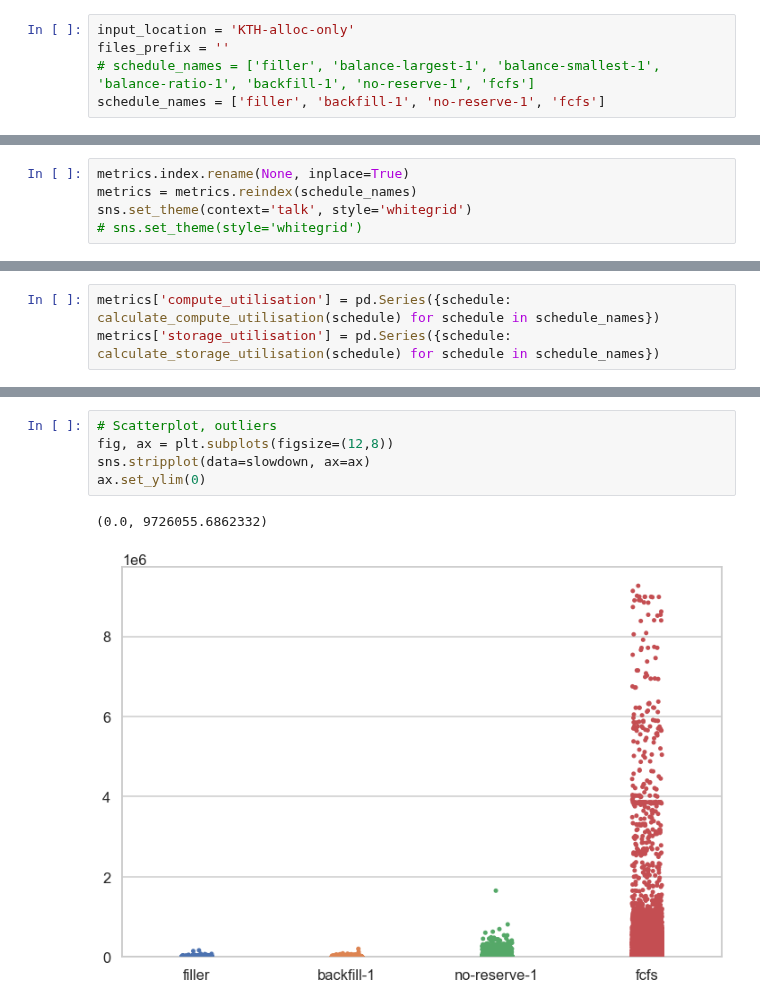
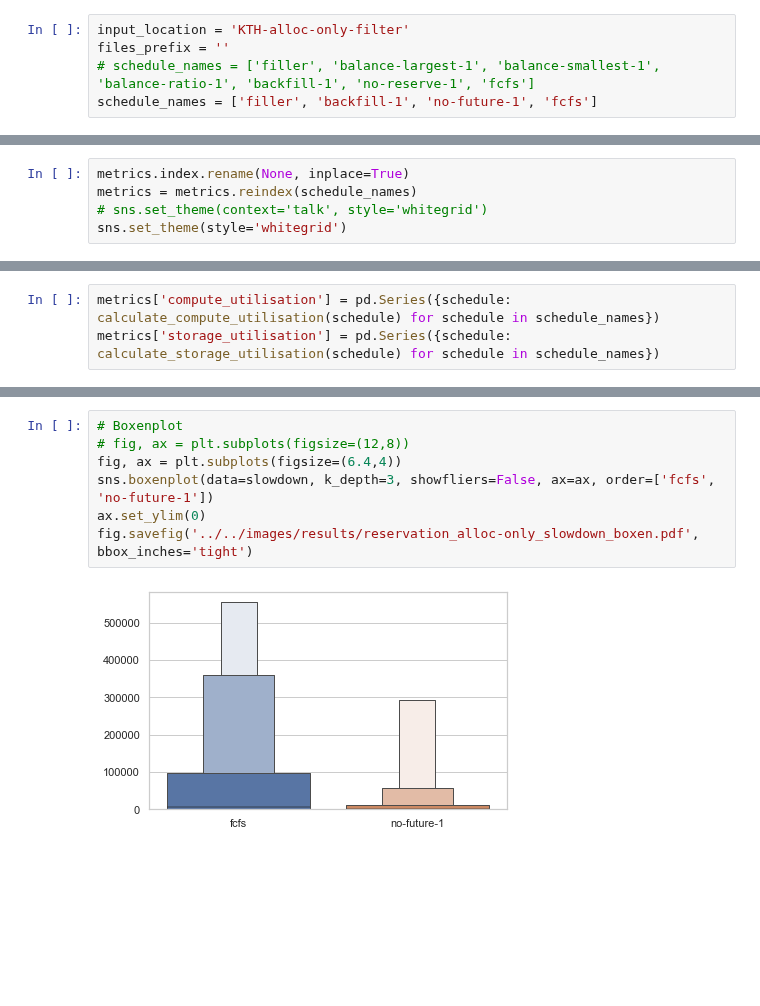
Before and after one commit to jankopanski/Burst-Buffer-Scheduling, a Jupyter notebook: analysis/ScheduleComparison-AllocOnly.ipynb, the cells around one changed output, grey strips where cells are left out. Saved outputs shown, nothing was run; the diff lists cells and outputs as text; blank space fills up the shorter version.

```diff
--- a/analysis/ScheduleComparison-AllocOnly.ipynb
+++ b/analysis/ScheduleComparison-AllocOnly.ipynb
@@ -14,9 +15,9 @@ from evalys import visu
 from evalys.jobset import JobSet
 # %%
-input_location = 'KTH-alloc-only'
+input_location = 'KTH-alloc-only-filter'
 files_prefix = ''
 # schedule_names = ['filler', 'balance-largest-1', 'balance-smallest-1', 'balance-ratio-1', 'backfill-1', 'no-reserve-1', 'fcfs']
-schedule_names = ['filler', 'backfill-1', 'no-reserve-1', 'fcfs']
+schedule_names = ['filler', 'backfill-1', 'no-future-1', 'fcfs']
 # %%
 schedule_files = []
 jobs_files = []
@@ -75,8 +76,8 @@ for file in jobs_files:
 # %%
 metrics.index.rename(None, inplace=True)
 metrics = metrics.reindex(schedule_names)
-sns.set_theme(context='talk', style='whitegrid')
-# sns.set_theme(style='whitegrid')
+# sns.set_theme(context='talk', style='whitegrid')
+sns.set_theme(style='whitegrid')
 # %%
 def calculate_compute_utilisation(schedule):
     compute_time = jobsets[schedule].df[['execution_time', 'requested_number_of_resources']].apply(lambda row: row.execution_time * row.requested_number_of_resources, axis=1).sum()
@@ -216,8 +293,9 @@ slowdown.describe()
 # %%
-# Scatterplot, outliers
-fig, ax = plt.subplots(figsize=(12,8))
-sns.stripplot(data=slowdown, ax=ax)
+# Boxenplot
+# fig, ax = plt.subplots(figsize=(12,8))
+fig, ax = plt.subplots(figsize=(6.4,4))
+sns.boxenplot(data=slowdown, k_depth=3, showfliers=False, ax=ax, order=['fcfs', 'no-future-1'])
 ax.set_ylim(0)
+fig.savefig('../../images/results/reservation_alloc-only_slowdown_boxen.pdf', bbox_inches='tight')
 # %% [output]
-(0.0, 9726055.6862332)
-[figure, old version]
+[figure, new version]
```
Also changed, not shown: parts of 40 cells of this notebook, 2 other files.
